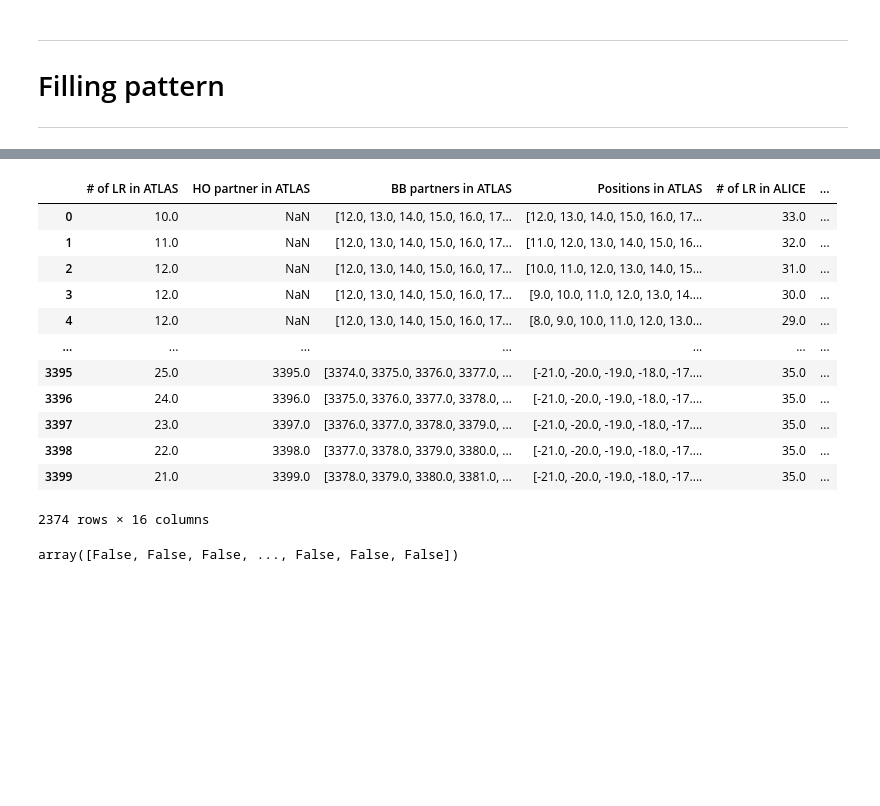
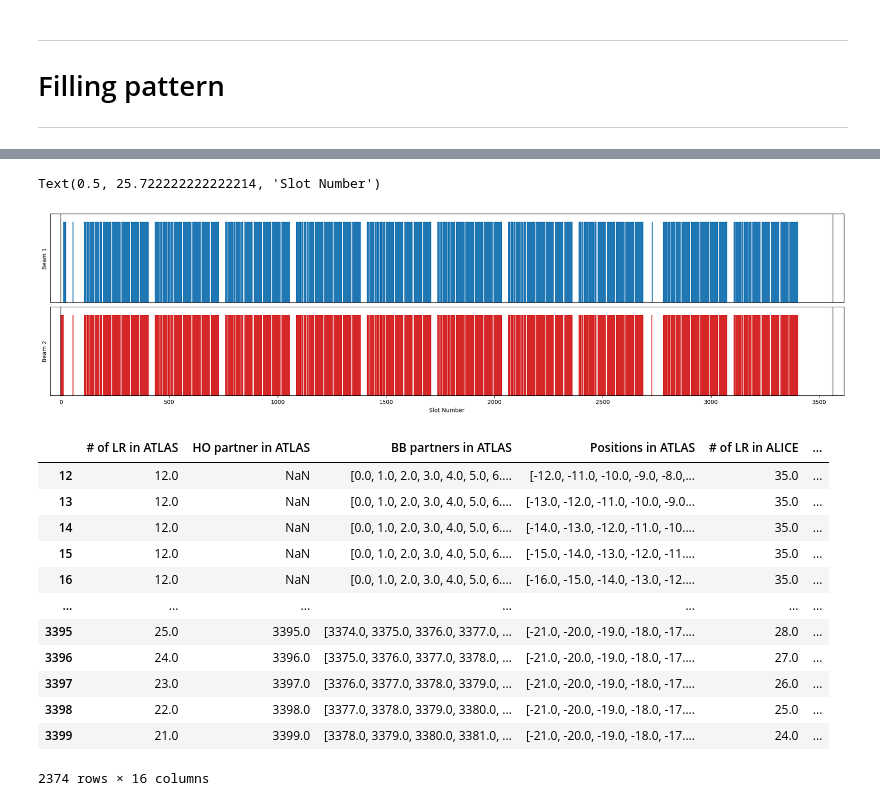
Before and after one commit to pbelange/WireDAQ, a Jupyter notebook: 002_temp.ipynb, the cells around one changed output, grey strips where cells are left out. Drawn from its saved outputs; the diff is of its cells as text; code cells hidden in the pictures; blank space fills up the shorter version.

```diff
--- a/002_temp.ipynb
+++ b/002_temp.ipynb
@@ -298,16 +357,0 @@ bb_df_b1
-# %%
-bb_df_b1,bb_df_b2 = bbsc.bbschedule(filled_buckets['B1'],filled_buckets['B2'],numberOfLRToConsider = 21)
-# %% [output]
-|  | # of LR in ATLAS | HO partner in ATLAS | BB partners in ATLAS | Positions in ATLAS | # of LR in ALICE | ... |
-| 0 | 10.0 | NaN | [12.0, 13.0, 14.0, 15.0, 16.0, 17... | [12.0, 13.0, 14.0, 15.0, 16.0, 17... | 33.0 | ... |
-| 1 | 11.0 | NaN | [12.0, 13.0, 14.0, 15.0, 16.0, 17... | [11.0, 12.0, 13.0, 14.0, 15.0, 16... | 32.0 | ... |
-| 2 | 12.0 | NaN | [12.0, 13.0, 14.0, 15.0, 16.0, 17... | [10.0, 11.0, 12.0, 13.0, 14.0, 15... | 31.0 | ... |
-| 3 | 12.0 | NaN | [12.0, 13.0, 14.0, 15.0, 16.0, 17... | [9.0, 10.0, 11.0, 12.0, 13.0, 14.... | 30.0 | ... |
-| 4 | 12.0 | NaN | [12.0, 13.0, 14.0, 15.0, 16.0, 17... | [8.0, 9.0, 10.0, 11.0, 12.0, 13.0... | 29.0 | ... |
-| ... | ... | ... | ... | ... | ... | ... |
-| 3395 | 25.0 | 3395.0 | [3374.0, 3375.0, 3376.0, 3377.0, ... | [-21.0, -20.0, -19.0, -18.0, -17.... | 35.0 | ... |
-| 3396 | 24.0 | 3396.0 | [3375.0, 3376.0, 3377.0, 3378.0, ... | [-21.0, -20.0, -19.0, -18.0, -17.... | 35.0 | ... |
-| 3397 | 23.0 | 3397.0 | [3376.0, 3377.0, 3378.0, 3379.0, ... | [-21.0, -20.0, -19.0, -18.0, -17.... | 35.0 | ... |
-| 3398 | 22.0 | 3398.0 | [3377.0, 3378.0, 3379.0, 3380.0, ... | [-21.0, -20.0, -19.0, -18.0, -17.... | 35.0 | ... |
-| 3399 | 21.0 | 3399.0 | [3378.0, 3379.0, 3380.0, 3381.0, ... | [-21.0, -20.0, -19.0, -18.0, -17.... | 35.0 | ... |
-2374 rows × 16 columns
@@ -327,4 +358,59 @@ max_loc = bb_I.apply(lambda line: np.sum(line)).argmax()
-# %%
-(probe1!=0)
-# %% [output]
-array([False, False, False, ..., False, False, False])
+# %%
+
+# CREATING FIGURE
+#===============================
+def Make_Fig(figsize= (25,8)):
+    fig, _axes = plt.subplots(figsize = figsize,ncols=1, nrows=2,gridspec_kw={'height_ratios': [1, 1]})
+    plt.subplots_adjust(hspace=0.0)
+    axes = {'B1'  :_axes[0],
+            'B2'  :_axes[1]}
+
+    return fig,axes
+
+
+fig,axes = Make_Fig(figsize=(20,5))
+for beam,bb_df,color in zip(beams,[bb_df_b1,bb_df_b2],['C0','C3']):
+
+    plt.sca(axes[beam.name])
+    plt.stem(bb_df.index,np.ones(len(bb_df)),basefmt='none',linefmt=color,markerfmt='none')
+
+
+
+    plt.ylabel(f'Beam {beam.name[-1]}')
+
+    plt.yticks([])
+    plt.xlim([-50,np.max(buckets)+50])
+    plt.ylim([0,1.1])
+
+    plt.axvline(0,color='k',ls='-',alpha=0.5)
+    plt.axvline(np.max(buckets),color='k',ls='-',alpha=0.5)
+
+
+plt.tight_layout()
+plt.subplots_adjust(wspace=0, hspace=0.05)
+
+plt.sca(axes['B1'])
+plt.xticks([])
+
+plt.sca(axes['B2'])
+plt.xlabel('Slot Number')
+# plt.xlim([0,500])
+# %% [output]
+Text(0.5, 25.722222222222214, 'Slot Number')
+[figure, added]
+# %%
+bb_df_b1
+# %% [output]
+|  | # of LR in ATLAS | HO partner in ATLAS | BB partners in ATLAS | Positions in ATLAS | # of LR in ALICE | ... |
+| 12 | 12.0 | NaN | [0.0, 1.0, 2.0, 3.0, 4.0, 5.0, 6.... | [-12.0, -11.0, -10.0, -9.0, -8.0,... | 35.0 | ... |
+| 13 | 12.0 | NaN | [0.0, 1.0, 2.0, 3.0, 4.0, 5.0, 6.... | [-13.0, -12.0, -11.0, -10.0, -9.0... | 35.0 | ... |
+| 14 | 12.0 | NaN | [0.0, 1.0, 2.0, 3.0, 4.0, 5.0, 6.... | [-14.0, -13.0, -12.0, -11.0, -10.... | 35.0 | ... |
+| 15 | 12.0 | NaN | [0.0, 1.0, 2.0, 3.0, 4.0, 5.0, 6.... | [-15.0, -14.0, -13.0, -12.0, -11.... | 35.0 | ... |
+| 16 | 12.0 | NaN | [0.0, 1.0, 2.0, 3.0, 4.0, 5.0, 6.... | [-16.0, -15.0, -14.0, -13.0, -12.... | 35.0 | ... |
+| ... | ... | ... | ... | ... | ... | ... |
+| 3395 | 25.0 | 3395.0 | [3374.0, 3375.0, 3376.0, 3377.0, ... | [-21.0, -20.0, -19.0, -18.0, -17.... | 28.0 | ... |
+| 3396 | 24.0 | 3396.0 | [3375.0, 3376.0, 3377.0, 3378.0, ... | [-21.0, -20.0, -19.0, -18.0, -17.... | 27.0 | ... |
+| 3397 | 23.0 | 3397.0 | [3376.0, 3377.0, 3378.0, 3379.0, ... | [-21.0, -20.0, -19.0, -18.0, -17.... | 26.0 | ... |
+| 3398 | 22.0 | 3398.0 | [3377.0, 3378.0, 3379.0, 3380.0, ... | [-21.0, -20.0, -19.0, -18.0, -17.... | 25.0 | ... |
+| 3399 | 21.0 | 3399.0 | [3378.0, 3379.0, 3380.0, 3381.0, ... | [-21.0, -20.0, -19.0, -18.0, -17.... | 24.0 | ... |
+2374 rows × 16 columns
```
Also changed, not shown: parts of 31 cells of this notebook, 4 other files.
